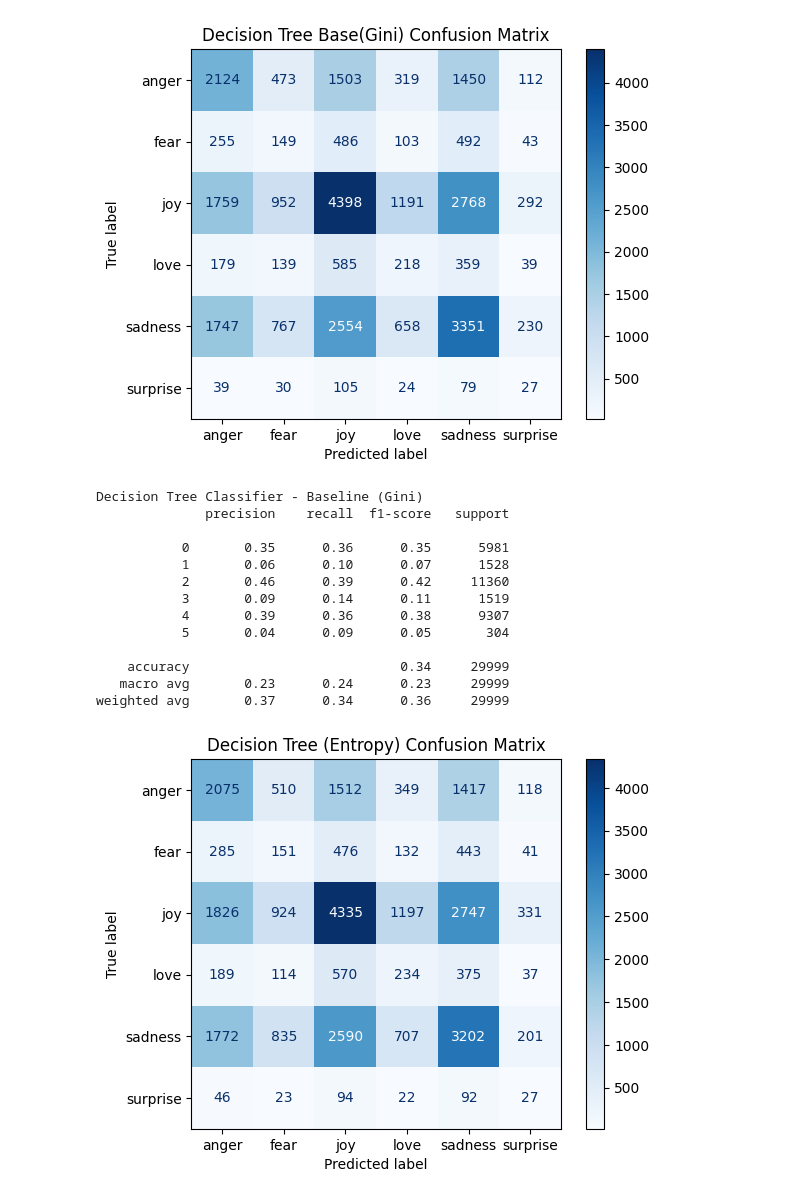
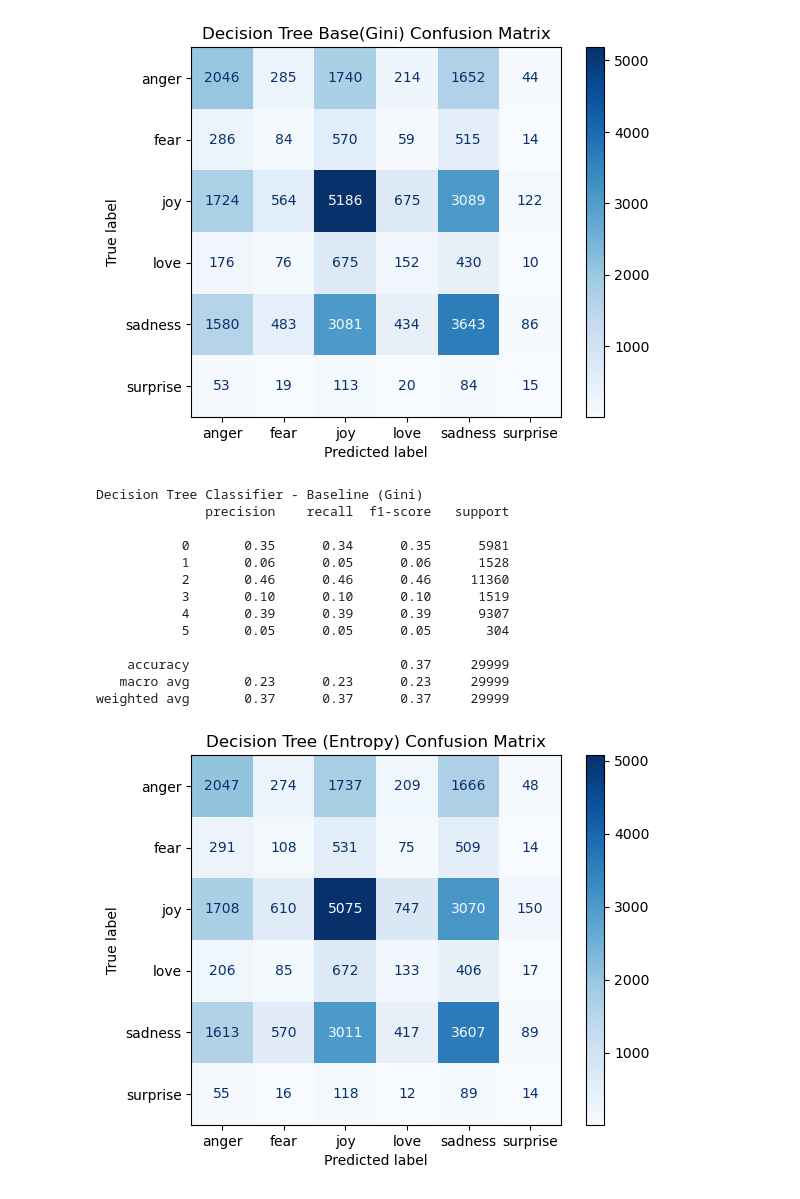
Before and after one commit to danielromerom/spotify-lyrical-analysis, a Jupyter notebook: notebooks/spotify_data_exploration.ipynb, the cells around one changed output. Drawn from its saved outputs; the diff is of its cells as text; code cells hidden in the pictures.

```diff
--- a/notebooks/spotify_data_exploration.ipynb
+++ b/notebooks/spotify_data_exploration.ipynb
@@ -413,7 +419,7 @@ from sklearn.metrics import classification_report, confusion_matrix, ConfusionMa
 
 # Baseline Decision Tree - Gini
 dt_base = DecisionTreeClassifier(random_state=67, criterion='gini')
-dt_base.fit(X_train_res, y_train_res)
+dt_base.fit(X_train, y_train)
 y_pred_dt_base = dt_base.predict(X_test)
 
 cm_base = confusion_matrix(y_test, y_pred_dt_base)
@@ -427,54 +433,54 @@ print(classification_report(y_test, y_pred_dt_base))
 
 #Decision Tree - Entropy
 dt_entropy = DecisionTreeClassifier(random_state=67, criterion='entropy')
-dt_entropy.fit(X_train_res, y_train_res)
+dt_entropy.fit(X_train, y_train)
 y_pred_dt_entropy = dt_entropy.predict(X_test)
 
 cm_entropy = confusion_matrix(y_test, y_pred_dt_entropy)
 disp = ConfusionMatrixDisplay(confusion_matrix=cm_entropy, display_labels=label_enc.classes_)
 disp.plot(cmap=plt.cm.Blues)
 plt.title("Decision Tree (Entropy) Confusion Matrix")
 plt.show()
 
 print("Decision Tree Classifier - Entropy")
 print(classification_report(y_test, y_pred_dt_base))
 
 # Decision Tree - Max Depth Variation: Current Best - 20
 for depth in [5, 10, 15, 20, None]:
     dt = DecisionTreeClassifier(random_state=42, max_depth=depth)
-    dt.fit(X_train_res, y_train_res)
+    dt.fit(X_train, y_train)
     y_pred_depth = dt.predict(X_test)
 
     print(f"Decision Tree Classifier - Max Depth={depth}")
     print(classification_report(y_test, y_pred_depth))
 
 # Decision Tree - Min Samples Split Variation: No visible change
 for leaf in [2, 5, 10, 20]:
     dt_leaf = DecisionTreeClassifier(random_state=42, min_samples_split=leaf, max_depth=20)
-    dt_leaf.fit(X_train_res, y_train_res)
+    dt_leaf.fit(X_train, y_train)
     y_pred_leaf = dt.predict(X_test)
 
     print(f"Decision Tree Classifier - Min Samples Split={leaf}")
     print(classification_report(y_test, y_pred_leaf))
 
 
 # Decision Tree -
 # %% [output]
-[figure, old version]
+[figure, new version]
 Decision Tree Classifier - Baseline (Gini)
               precision    recall  f1-score   support
 
-           0       0.35      0.36      0.35      5981
-           1       0.06      0.10      0.07      1528
-           2       0.46      0.39      0.42     11360
-           3       0.09      0.14      0.11      1519
-           4       0.39      0.36      0.38      9307
-           5       0.04      0.09      0.05       304
+           0       0.35      0.34      0.35      5981
+           1       0.06      0.05      0.06      1528
+           2       0.46      0.46      0.46     11360
+           3       0.10      0.10      0.10      1519
+           4       0.39      0.39      0.39      9307
+           5       0.05      0.05      0.05       304
 
-    accuracy                           0.34     29999
-   macro avg       0.23      0.24      0.23     29999
-weighted avg       0.37      0.34      0.36     29999
+    accuracy                           0.37     29999
+   macro avg       0.23      0.23      0.23     29999
+weighted avg       0.37      0.37      0.37     29999
-[figure, old version]
+[figure, new version]
 Decision Tree Classifier - Entropy
               precision    recall  f1-score   support
 
```
Also changed, not shown: parts of 4 cells of this notebook.
